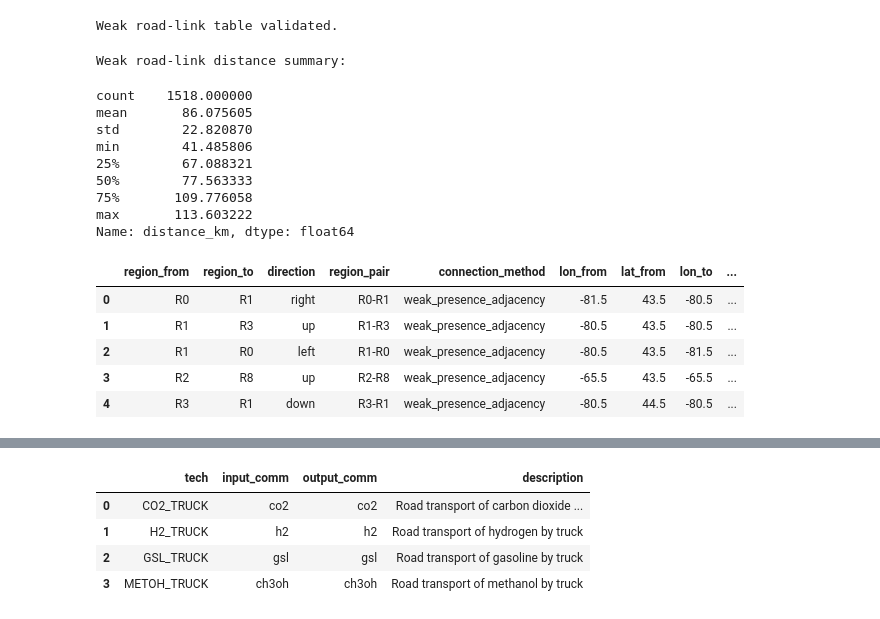
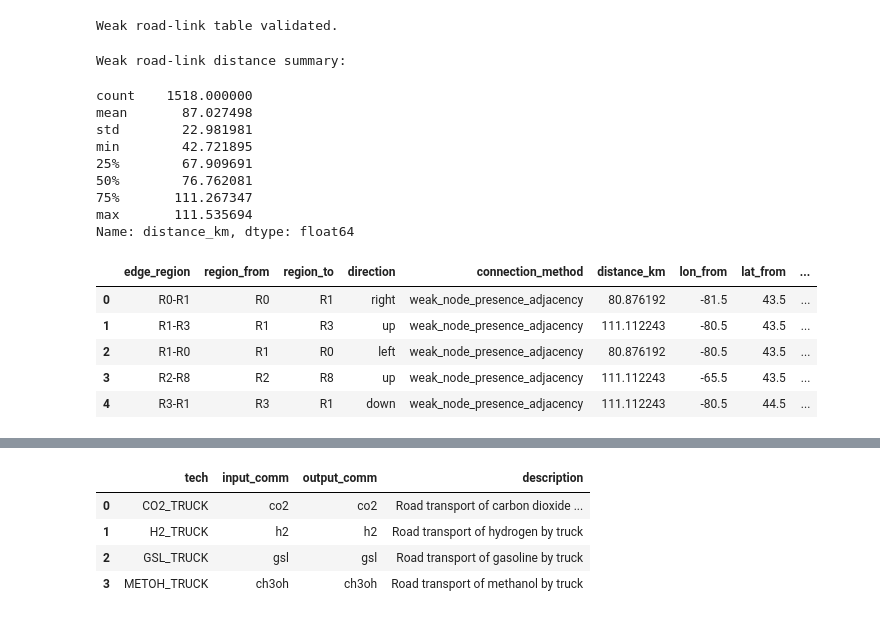
Before and after one commit to andrew-vigars/temoa_geospace, a Jupyter notebook: notebooks/notebook7_encode_canada_basemap_to_canoe_schema.ipynb, the cells around one changed output, grey strips where cells are left out. Saved outputs shown, nothing was run; the diff lists cells and outputs as text; code cells hidden in the pictures.

```diff
--- a/notebooks/notebook7_encode_canada_basemap_to_canoe_schema.ipynb
+++ b/notebooks/notebook7_encode_canada_basemap_to_canoe_schema.ipynb
@@ -131,14 +131,24 @@ PROCESSED_SCHEMA.mkdir(
 
 RAW_BASEMAP_PATH = RAW_BASEMAPS / "lpr_000b21a_e.shp"
 
-BASEMAP_CENTROID_PATH = PROCESSED_BASEMAPS / "canada_basemap_1deg_centroid.gpkg"
-BASEMAP_INTERSECTS_PATH = PROCESSED_BASEMAPS / "canada_basemap_1deg_intersects.gpkg"
+GRAPH_NODE_PATH = (
+    PROCESSED_GRAPH
+    / "canada_basemap_1deg_centroid_graph_nodes.gpkg"
+)
 
-NEIGHBOR_GRAPH_PATH = PROCESSED_GRAPH / "canada_basemap_1deg_centroid_neighbors.gpkg"
+GRAPH_EDGE_PATH = (
+    PROCESSED_GRAPH
+    / "canada_basemap_1deg_centroid_graph_edges.csv"
+)
 
-ROAD_EDGES_WEAK_PATH = (
+ROAD_EDGE_CONNECTIONS_WEAK_PATH = (
     PROCESSED_ROAD_CONNECTIVITY
-    / "CANADA_filtered_road_networks__canada_basemap_1deg_centroid_weak_road_edges.gpkg"
+    / "CANADA_filtered_road_networks__canada_basemap_1deg_centroid_graph_nodes_weak_road_edge_connections.csv"
+)
+
+ROAD_EDGES_WEAK_GPKG_PATH = (
+    PROCESSED_ROAD_CONNECTIVITY
+    / "CANADA_filtered_road_networks__canada_basemap_1deg_centroid_graph_nodes_weak_road_edges.gpkg"
 )
 
 RAW_SCHEMA_PATH = DATA_FILES / "canoe_dataset_schema.sql"
@@ -594,63 +692,47 @@ print("Weak road-link table validated.")
 Weak road-link table validated.
 # %%
 # =============================================================================
-# Compute road-link distances
+# Validate weak road-link distances
 # =============================================================================
 
-road_links_weak_gdf = gpd.GeoDataFrame(
-    road_links_weak,
-    geometry=gpd.points_from_xy(
-        road_links_weak["lon_from"],
-        road_links_weak["lat_from"],
-    ),
-    crs="EPSG:4326",
+assert "distance_km" in road_links_weak.columns, (
+    "road_links_weak should inherit distance_km from graph_edges."
 )
 
-road_links_weak_to_gdf = gpd.GeoDataFrame(
-    road_links_weak,
-    geometry=gpd.points_from_xy(
-        road_links_weak["lon_to"],
-        road_links_weak["lat_to"],
-    ),
-    crs="EPSG:4326",
+assert road_links_weak["distance_km"].notna().all(), (
+    "Road-link distances contain missing values."
 )
 
-# Use a projected CRS for approximate metric distances.
-road_links_weak_from_m = road_links_weak_gdf.to_crs("EPSG:3347")
-road_links_weak_to_m = road_links_weak_to_gdf.to_crs("EPSG:3347")
-
-road_links_weak["distance_km"] = (
-    road_links_weak_from_m.geometry.distance(
-        road_links_weak_to_m.geometry
-    )
-    / 1000
+assert (road_links_weak["distance_km"] > 0).all(), (
+    "Road-link distances must be positive."
 )
 
 print("Weak road-link distance summary:")
+
 display(
     road_links_weak["distance_km"].describe()
 )
 
 display(
     road_links_weak.head()
 )
 # %% [output]
 Weak road-link distance summary:
 count    1518.000000
-mean       86.075605
-std        22.820870
-min        41.485806
-25%        67.088321
-50%        77.563333
-75%       109.776058
-max       113.603222
+mean       87.027498
+std        22.981981
+min        42.721895
+25%        67.909691
+50%        76.762081
+75%       111.267347
+max       111.535694
 Name: distance_km, dtype: float64
-|  | region_from | region_to | direction | region_pair | connection_method | lon_from | lat_from | lon_to | ... |
-| 0 | R0 | R1 | right | R0-R1 | weak_presence_adjacency | -81.5 | 43.5 | -80.5 | ... |
-| 1 | R1 | R3 | up | R1-R3 | weak_presence_adjacency | -80.5 | 43.5 | -80.5 | ... |
-| 2 | R1 | R0 | left | R1-R0 | weak_presence_adjacency | -80.5 | 43.5 | -81.5 | ... |
-| 3 | R2 | R8 | up | R2-R8 | weak_presence_adjacency | -65.5 | 43.5 | -65.5 | ... |
-| 4 | R3 | R1 | down | R3-R1 | weak_presence_adjacency | -80.5 | 44.5 | -80.5 | ... |
+|  | edge_region | region_from | region_to | direction | connection_method | distance_km | lon_from | lat_from | ... |
+| 0 | R0-R1 | R0 | R1 | right | weak_node_presence_adjacency | 80.876192 | -81.5 | 43.5 | ... |
+| 1 | R1-R3 | R1 | R3 | up | weak_node_presence_adjacency | 111.112243 | -80.5 | 43.5 | ... |
+| 2 | R1-R0 | R1 | R0 | left | weak_node_presence_adjacency | 80.876192 | -80.5 | 43.5 | ... |
+| 3 | R2-R8 | R2 | R8 | up | weak_node_presence_adjacency | 111.112243 | -65.5 | 43.5 | ... |
+| 4 | R3-R1 | R3 | R1 | down | weak_node_presence_adjacency | 111.112243 | -80.5 | 44.5 | ... |
 # %%
 # =============================================================================
 # Inspect transport edge regions in baseline model
```
Also changed, not shown: parts of 54 cells of this notebook.
